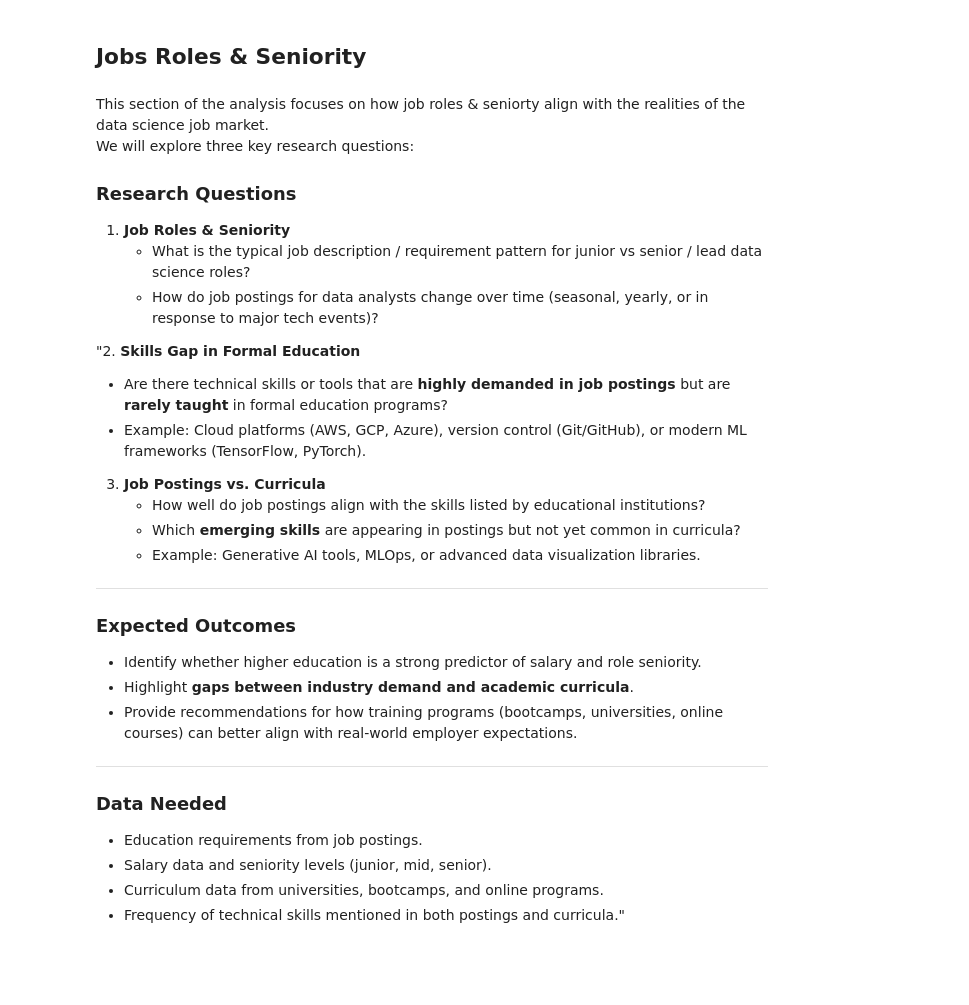
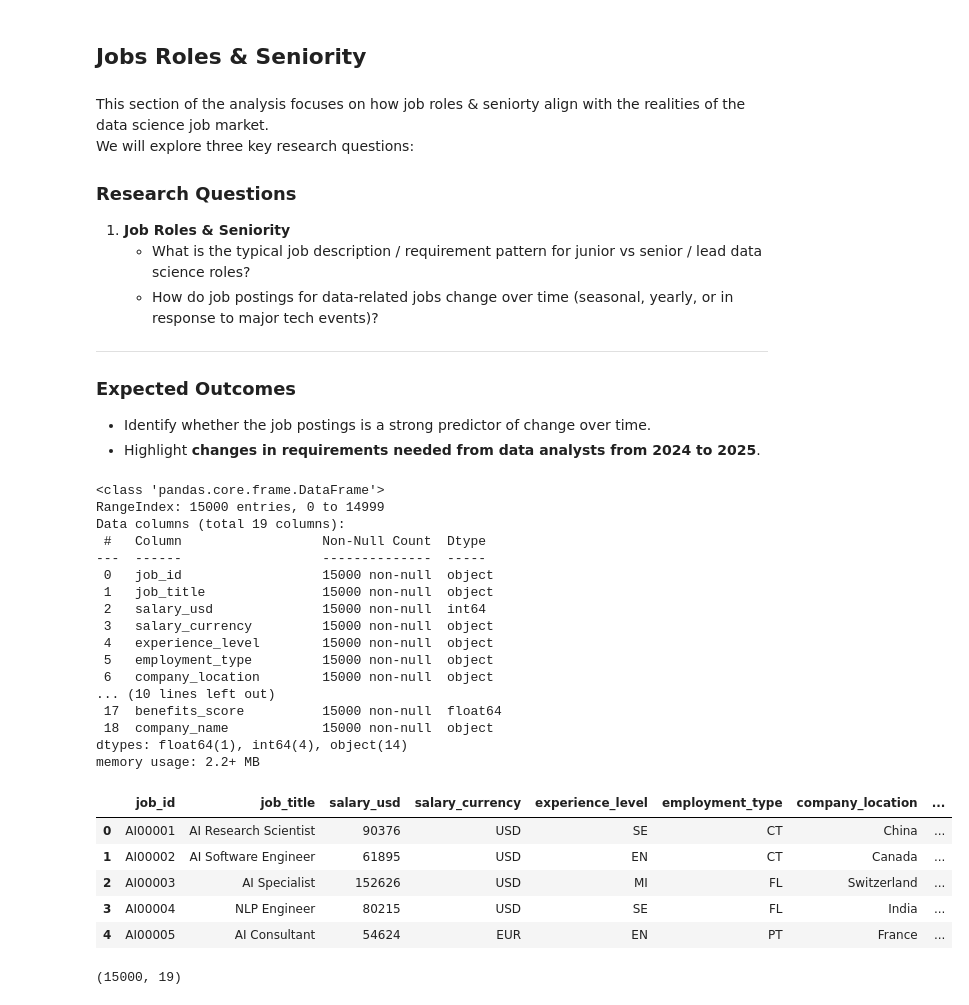
Before and after one commit to nyckienite/TKH-Capstone-Project, a Jupyter notebook: NO-Jobs_Roles_Seniority/jobseniorEDA.ipynb, the cells around one changed output. Cells and saved outputs as stored; diff of their text form; code cells hidden in the pictures; blank space fills up the shorter version.

```diff
--- a/NO-Jobs_Roles_Seniority/jobseniorEDA.ipynb
+++ b/NO-Jobs_Roles_Seniority/jobseniorEDA.ipynb
@@ -7,28 +7,10 @@ We will explore three key research questions:
 ### Research Questions
 1. **Job Roles & Seniority**
    - What is the typical job description / requirement pattern for junior vs senior / lead data science roles?
-   - How do job postings for data analysts change over time (seasonal, yearly, or in response to major tech events)?
-
-"2. **Skills Gap in Formal Education**
-   - Are there technical skills or tools that are **highly demanded in job postings** but are **rarely taught** in formal education programs?
-   - Example: Cloud platforms (AWS, GCP, Azure), version control (Git/GitHub), or modern ML frameworks (TensorFlow, PyTorch).
-
-3. **Job Postings vs. Curricula**
-   - How well do job postings align with the skills listed by educational institutions?
-   - Which **emerging skills** are appearing in postings but not yet common in curricula?
-   - Example: Generative AI tools, MLOps, or advanced data visualization libraries.
+   - How do job postings for data-related jobs change over time (seasonal, yearly, or in response to major tech events)?
 
 ---
 
 ### Expected Outcomes
-- Identify whether higher education is a strong predictor of salary and role seniority.
-- Highlight **gaps between industry demand and academic curricula**.
-- Provide recommendations for how training programs (bootcamps, universities, online courses) can better align with real-world employer expectations.
-
----
-
-### Data Needed
-- Education requirements from job postings.
-- Salary data and seniority levels (junior, mid, senior).
-- Curriculum data from universities, bootcamps, and online programs.
-- Frequency of technical skills mentioned in both postings and curricula."
+- Identify whether the job postings is a strong predictor of change over time.
+- Highlight **changes in requirements needed from data analysts from 2024 to 2025**.
@@ -34,0 +23,44 @@ We will explore three key research questions:
+# %%
+# Load the AI job dataset from the datasets folder into a DataFrame called 'seniorjobs'
+seniorjobs = pd.read_csv("../datasets/ai_job_dataset.csv")
+
+# Display general information about the dataset:
+# number of rows/columns, column names, data types, and non-null counts
+seniorjobs.info()
+
+# Generate basic descriptive statistics for numeric columns
+# (count, mean, std, min, quartiles, max)
+seniorjobs.describe()
+
+# Preview the first 5 rows of the dataset
+# This helps confirm the data loaded correctly and shows a sample of the values
+seniorjobs.head()
+# %% [output]
+<class 'pandas.core.frame.DataFrame'>
+RangeIndex: 15000 entries, 0 to 14999
+Data columns (total 19 columns):
+ #   Column                  Non-Null Count  Dtype
+---  ------                  --------------  -----
+ 0   job_id                  15000 non-null  object
+ 1   job_title               15000 non-null  object
+ 2   salary_usd              15000 non-null  int64
+ 3   salary_currency         15000 non-null  object
+ 4   experience_level        15000 non-null  object
+ 5   employment_type         15000 non-null  object
+ 6   company_location        15000 non-null  object
+... (10 lines left out)
+ 17  benefits_score          15000 non-null  float64
+ 18  company_name            15000 non-null  object
+dtypes: float64(1), int64(4), object(14)
+memory usage: 2.2+ MB
+|  | job_id | job_title | salary_usd | salary_currency | experience_level | employment_type | company_location | ... |
+| 0 | AI00001 | AI Research Scientist | 90376 | USD | SE | CT | China | ... |
+| 1 | AI00002 | AI Software Engineer | 61895 | USD | EN | CT | Canada | ... |
+| 2 | AI00003 | AI Specialist | 152626 | USD | MI | FL | Switzerland | ... |
+| 3 | AI00004 | NLP Engineer | 80215 | USD | SE | FL | India | ... |
+| 4 | AI00005 | AI Consultant | 54624 | EUR | EN | PT | France | ... |
+# %%
+# Check the number of rows and columns in the dataset
+seniorjobs.shape
+# %% [output]
+(15000, 19)
```
Also changed, not shown: parts of 5 cells of this notebook.
